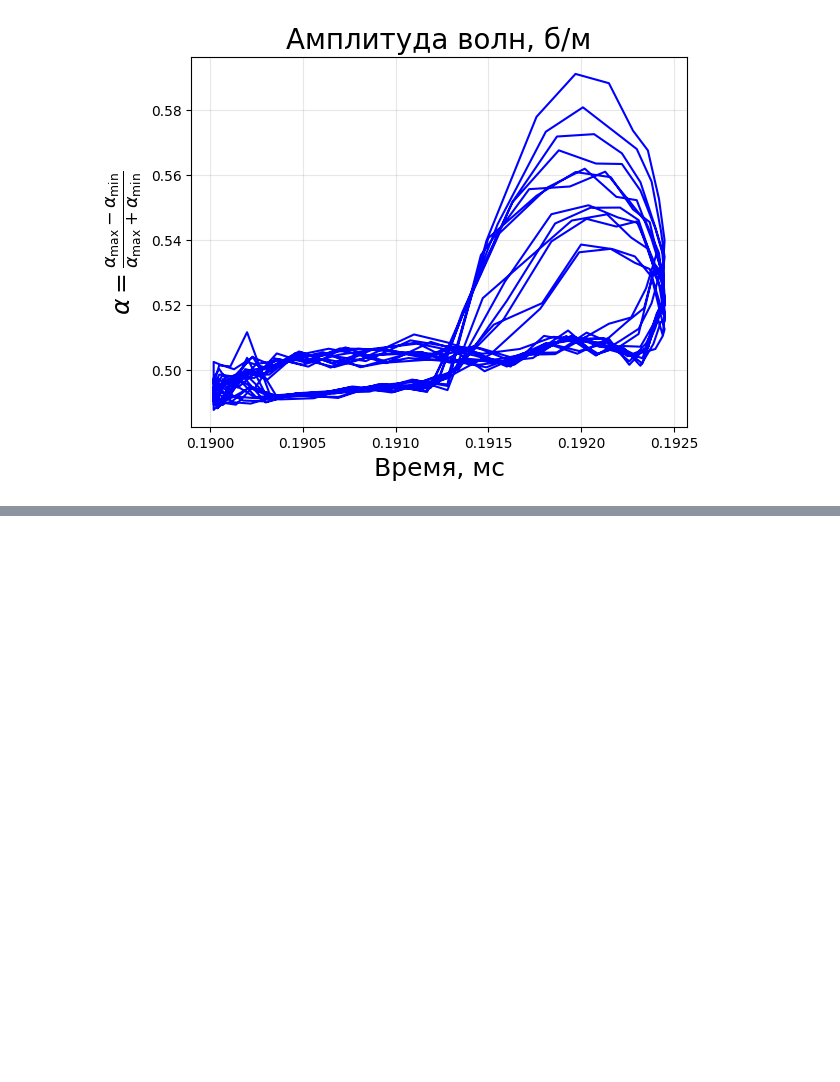
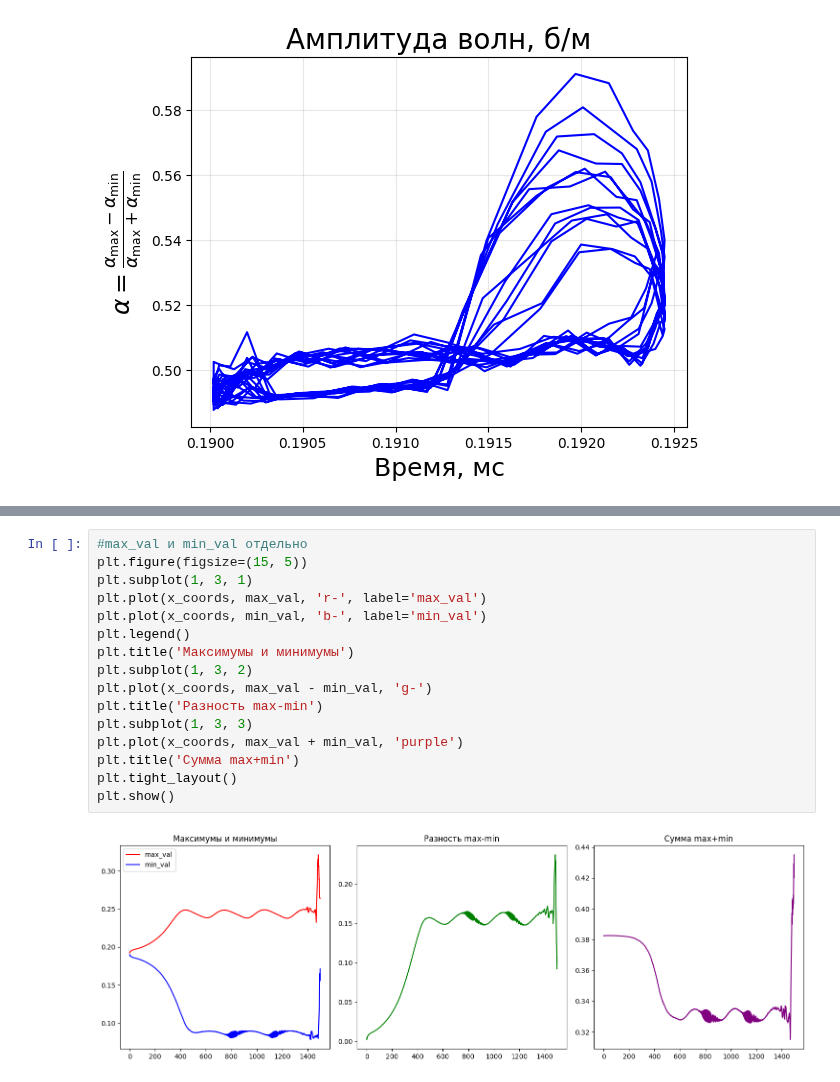
Before and after one commit to UlyanaGru/Fourier, a Jupyter notebook: test.ipynb, the cells around one changed output, grey strips where cells are left out. Drawn from its saved outputs; the diff is of its cells as text; blank space fills up the shorter version.

```diff
--- a/test.ipynb
+++ b/test.ipynb
@@ -386,0 +430,18 @@ plt.show()
+# %%
+#max_val и min_val отдельно
+plt.figure(figsize=(15, 5))
+plt.subplot(1, 3, 1)
+plt.plot(x_coords, max_val, 'r-', label='max_val')
+plt.plot(x_coords, min_val, 'b-', label='min_val')
+plt.legend()
+plt.title('Максимумы и минимумы')
+plt.subplot(1, 3, 2)
+plt.plot(x_coords, max_val - min_val, 'g-')
+plt.title('Разность max-min')
+plt.subplot(1, 3, 3)
+plt.plot(x_coords, max_val + min_val, 'purple')
+plt.title('Сумма max+min')
+plt.tight_layout()
+plt.show()
+# %% [output]
+[figure, added]
```
Also changed, not shown: parts of 6 cells of this notebook.
